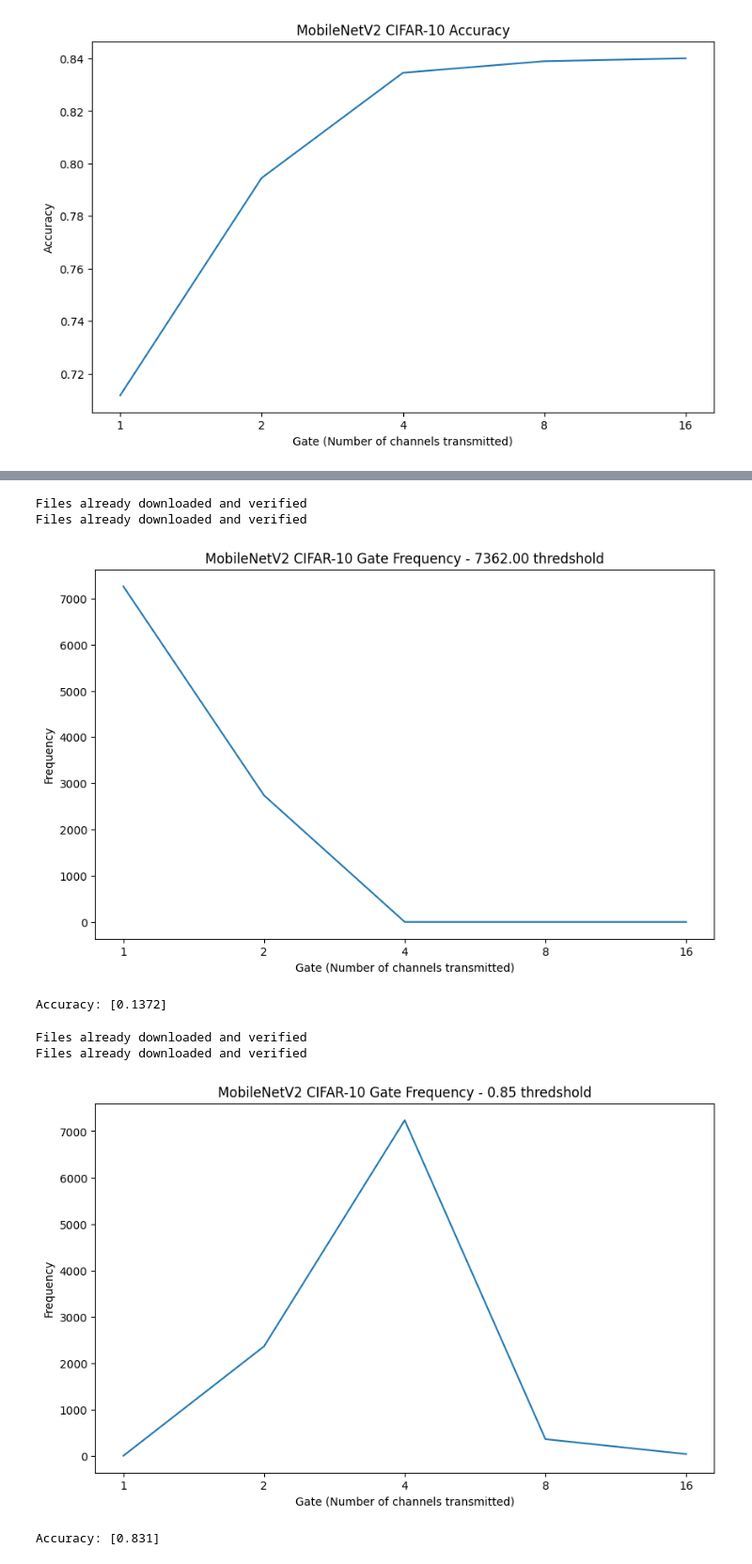
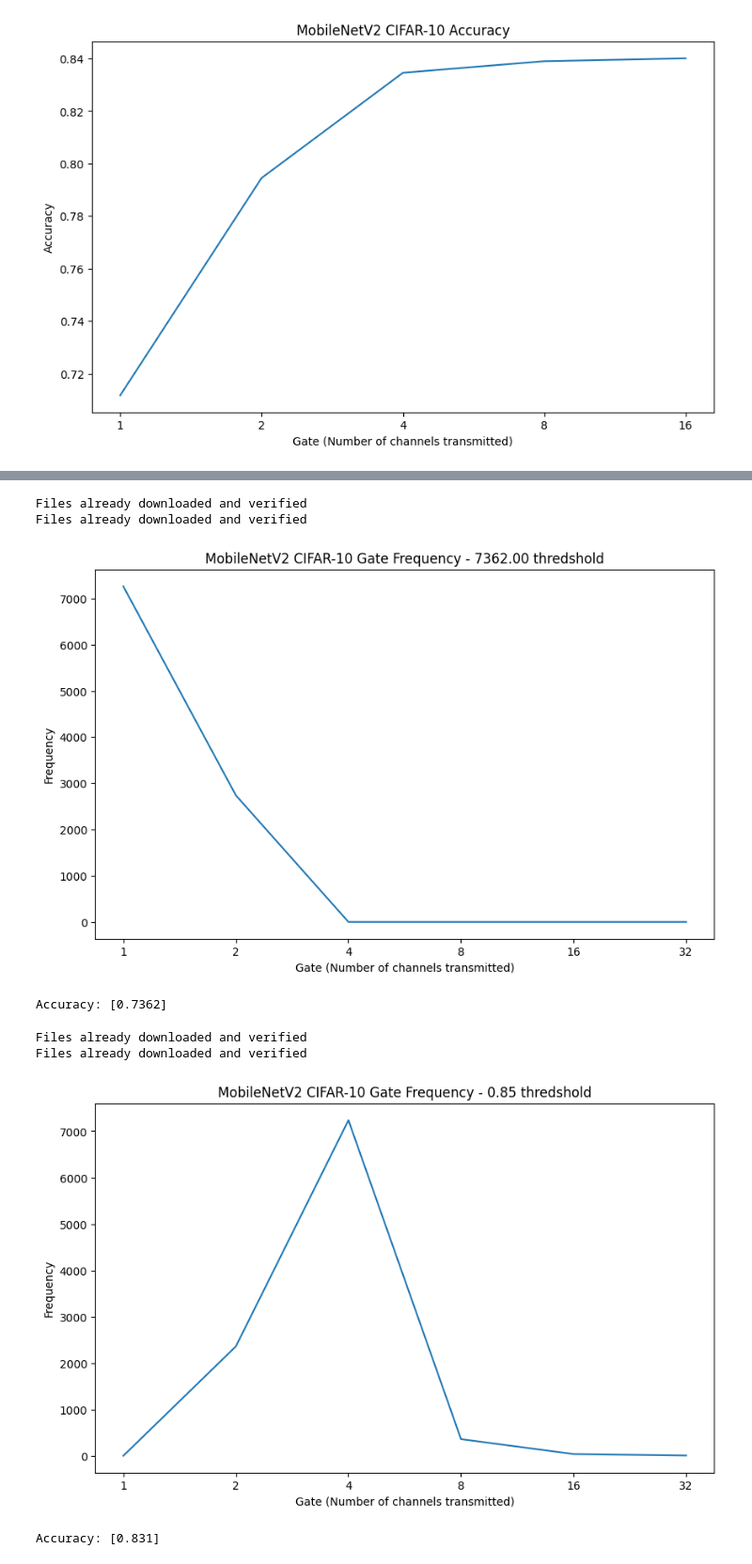
Before and after one commit to TonyPeng-2018/Adaptfilter, a Jupyter notebook: plot_result.ipynb, the cells around one changed output, grey strips where cells are left out. Shown at 94% size. Drawn from its saved outputs; the diff is of its cells as text; code cells hidden in the pictures.

```diff
--- a/plot_result.ipynb
+++ b/plot_result.ipynb
@@ -631,7 +681,7 @@ with torch.no_grad():
 # get the conf for the server
 # plot gate frequency
 plt.figure(figsize=(10, 6))
-plt.plot([str(x) for x in middle_size_mobile.values()], mobile_cifar_gate_frequency_075)
+plt.plot([str(x) for x in middle_size_mobile.values()]+ [str(2*list(middle_size_mobile.values())[-1])], mobile_cifar_gate_frequency_075)
 plt.title('MobileNetV2 CIFAR-10 Gate Frequency - %.2f thredshold'%mobile_cifar_gate_accuracy_075)
 plt.xlabel('Gate (Number of channels transmitted)')
 plt.ylabel('Frequency')
@@ -641,8 +691,8 @@ print('Accuracy:', mobile_cifar_gate_accuracy_075/len(test))
 # %% [output]
 Files already downloaded and verified
 Files already downloaded and verified
-[figure, old version]
+[figure, new version]
-Accuracy: [0.1372]
+Accuracy: [0.7362]
 # %%
 # dataset = 'cifar10', model = mobile, exit rate vs gate
 device = 'cuda:0'
@@ -708,35 +758,35 @@ with torch.no_grad():
                 mobile_cifar_gate_frequency_085[j] += 1
                 middle_out = float_to_uint(middle_out)
                 middle_out = uint_to_float(middle_out)
                 out = middle_models[j].out_layer(middle_out)
 
                 exit_flag = True
                 break
         if not exit_flag:
             mobile_cifar_gate_frequency_085[-1] += 1
             out = float_to_uint(out)
             out = uint_to_float(out)
 
         out = server(out)
         out = torch.nn.functional.softmax(out, dim=1)
         out = out.max(dim=1)[1]
         out = out == target
         mobile_cifar_gate_accuracy_085 += out.cpu().numpy()
 
 # get the conf for the server
 # plot gate frequency
 plt.figure(figsize=(10, 6))
-plt.plot([str(x) for x in middle_size_mobile.values()], mobile_cifar_gate_frequency_085)
+plt.plot([str(x) for x in middle_size_mobile.values()]+ [str(2*list(middle_size_mobile.values())[-1])], mobile_cifar_gate_frequency_085)
 plt.title('MobileNetV2 CIFAR-10 Gate Frequency - %.2f thredshold'%threshold)
 plt.xlabel('Gate (Number of channels transmitted)')
 plt.ylabel('Frequency')
 plt.show()
 
 print('Accuracy:', mobile_cifar_gate_accuracy_085/len(test))
 # %% [output]
 Files already downloaded and verified
 Files already downloaded and verified
-[figure, old version]
+[figure, new version]
 Accuracy: [0.831]
 # %%
 # dataset = 'cifar10', model = mobile, exit rate vs gate
```
Also changed, not shown: parts of 14 cells of this notebook, 9 other files.
